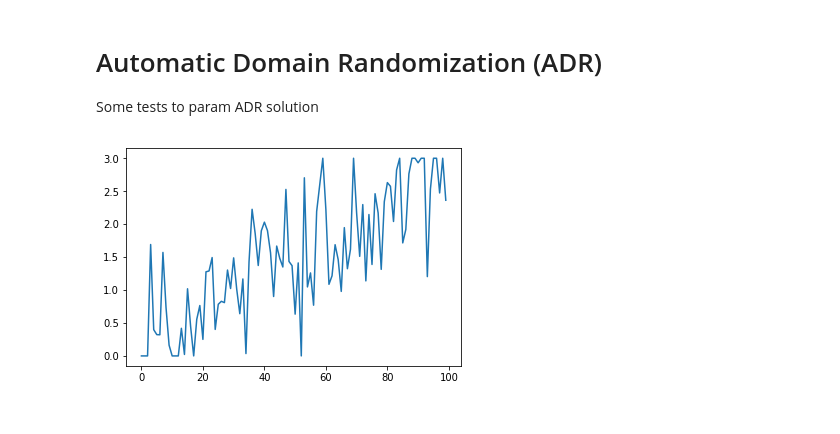
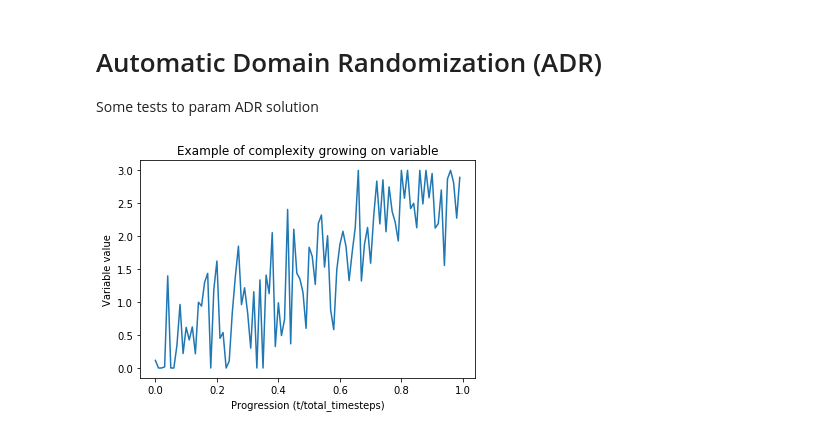
Before and after one commit to Hadjubuntu/baby_env, a Jupyter notebook: notebooks/5__Automatic_Domain_Randomization.ipynb, the cells around one changed output. Cells and saved outputs as stored; diff of their text form; code cells hidden in the pictures.

Commit message:
chart description on notebook // complexity growing

```diff
--- a/notebooks/5__Automatic_Domain_Randomization.ipynb
+++ b/notebooks/5__Automatic_Domain_Randomization.ipynb
@@ -11,6 +11,7 @@ param_var = [0.0, 3.0]
 total_timesteps = 100
 # %%
 results = []
+progress_list = []
 
 for t in range(total_timesteps):
     progress = t/total_timesteps
@@ -20,8 +21,12 @@ for t in range(total_timesteps):
     value = np.clip(value, param_var[0], param_var[1])
 
     results.append(value)
+    progress_list.append(progress)
-# %%
-plt.plot(results)
-plt.show()
-# %% [output]
-[figure, removed]
+# %%
+plt.plot(np.array(progress_list), results)
+plt.xlabel('Progression (t/total_timesteps)')
+plt.ylabel('Variable value')
+plt.title('Example of complexity growing on variable')
+plt.show()
+# %% [output]
+[figure, added]
```
